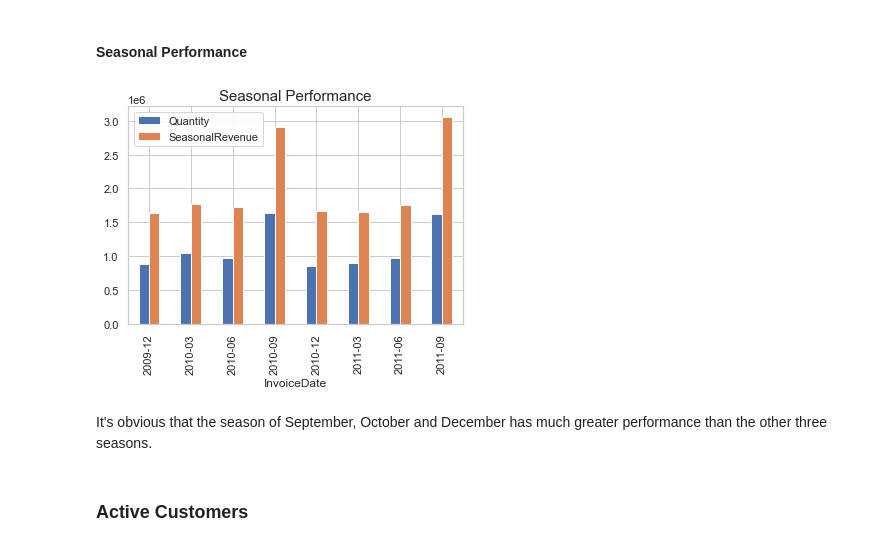
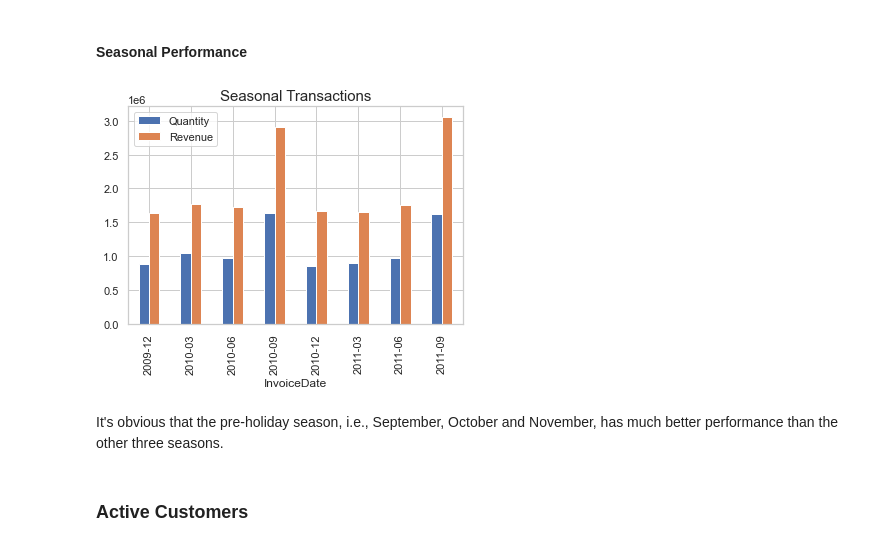
Before and after one commit to lasayin/Online-Retail-Business-Analysis-and-Customer-Segmentation, a Jupyter notebook: Online_Retail_EDA.ipynb, the cells around one changed output. Drawn from its saved outputs; the diff is of its cells as text; code cells hidden in the pictures.

```diff
--- a/Online_Retail_EDA.ipynb
+++ b/Online_Retail_EDA.ipynb
@@ -165,15 +154,15 @@ Let's check the seasonally performance. Here, we define four seasons: December,
 # Downsample InvoiceDate into season bins and sum the values of quantity and totalprice falling into the bins.
 season_retail = retail.resample('3M', on='InvoiceDate', kind='period').sum()[['Quantity', 'TotalPrice']]
 # Rename the columns
-season_retail.rename({'TotalPrice': 'SeasonalRevenue'}, axis=1, inplace=True)
+season_retail.rename({'TotalPrice': 'Revenue'}, axis=1, inplace=True)
 # %%
 # The quantity and revenue by month
 season_retail.plot.bar()
-_ = plt.title('Seasonal Performance', fontsize=15)
+_ = plt.title('Seasonal Transactions', fontsize=15)
 # %% [output]
-[figure, old version]
+[figure, new version]
 # %% [markdown]
-It's obvious that the season of September, October and December has much greater performance than the other three seasons.
+It's obvious that the pre-holiday season, i.e., September, October and November, has much better performance than the other three seasons.
 # %% [markdown]
 ### Active Customers
 # %% [markdown]
```
Also changed, not shown: parts of 10 cells of this notebook.
